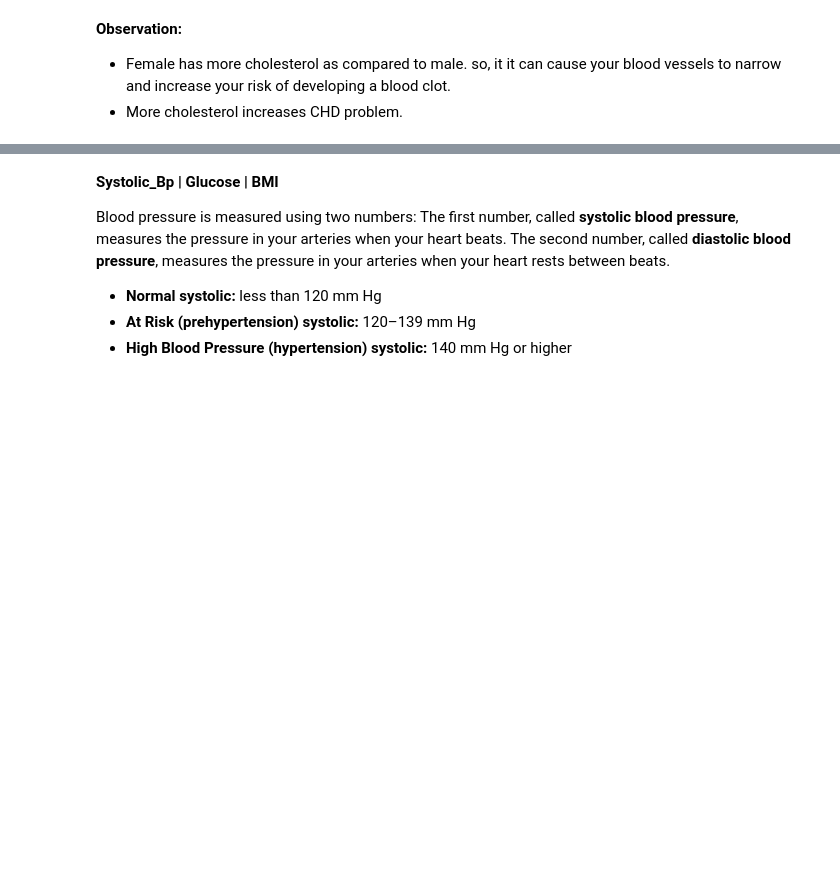
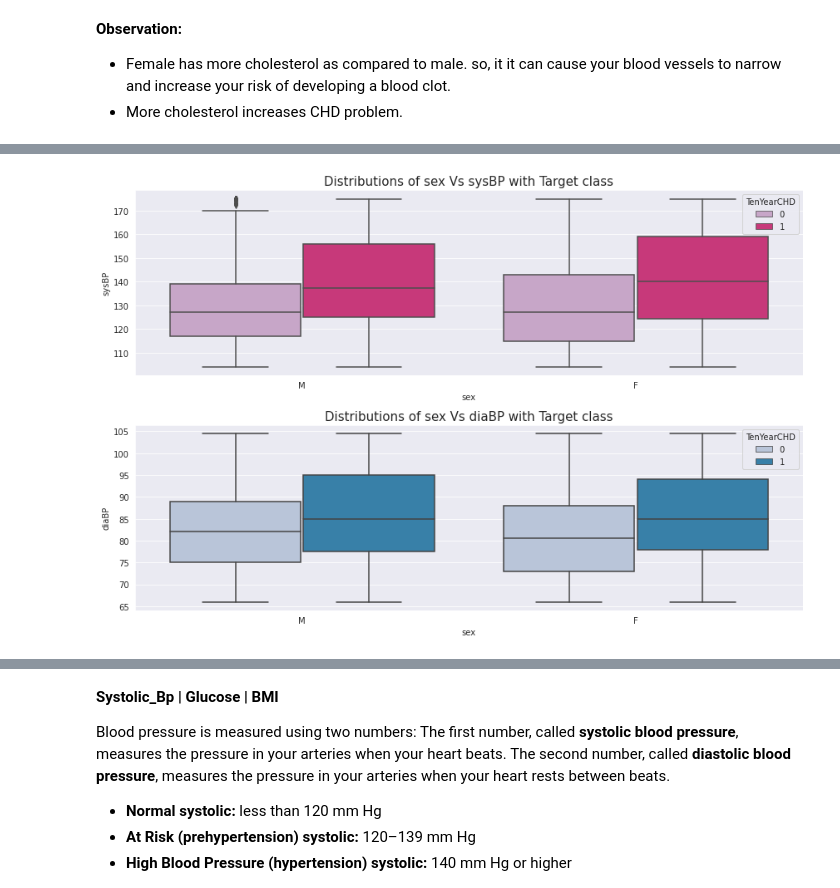
Before and after one commit to victorious07/Cardiovascular-Risk-Prediction, a Jupyter notebook: Cardiovascular_Risk_Prediction_Capstone_Project.ipynb, the cells around one changed output, grey strips where cells are left out. Saved outputs shown, nothing was run; the diff lists cells and outputs as text; code cells hidden in the pictures; blank space fills up the shorter version.

```diff
--- a/Cardiovascular_Risk_Prediction_Capstone_Project.ipynb
+++ b/Cardiovascular_Risk_Prediction_Capstone_Project.ipynb
@@ -484,0 +516,14 @@ fig.show()
+# %%
+fig,ax = plt.subplots(2,2,figsize=(12,8))
+#ploting the boxplot between sex variable and glucose variable with target class
+ax1 = plt.subplot(2,1,1)
+sns.boxplot(data=cardiovascular_risk,x="sex", y='sysBP',hue="TenYearCHD",palette = 'PuRd')
+plt.title("Distributions of sex Vs sysBP with Target class",fontsize=15)
+
+#ploting the boxplot between sex variable and glucose variable with target class
+ax1 = plt.subplot(2,1,2)
+sns.boxplot(data=cardiovascular_risk,x="sex", y='diaBP',hue="TenYearCHD",palette = 'PuBu')
+plt.title("Distributions of sex Vs diaBP with Target class",fontsize=15)
+fig.tight_layout()
+# %% [output]
+[figure, added]
```
Also changed, not shown: parts of 14 cells of this notebook.
